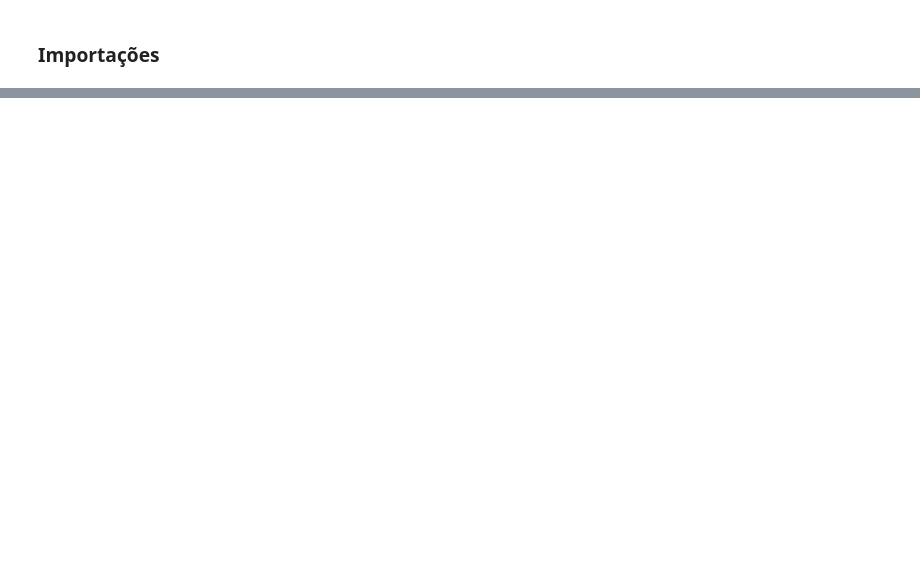
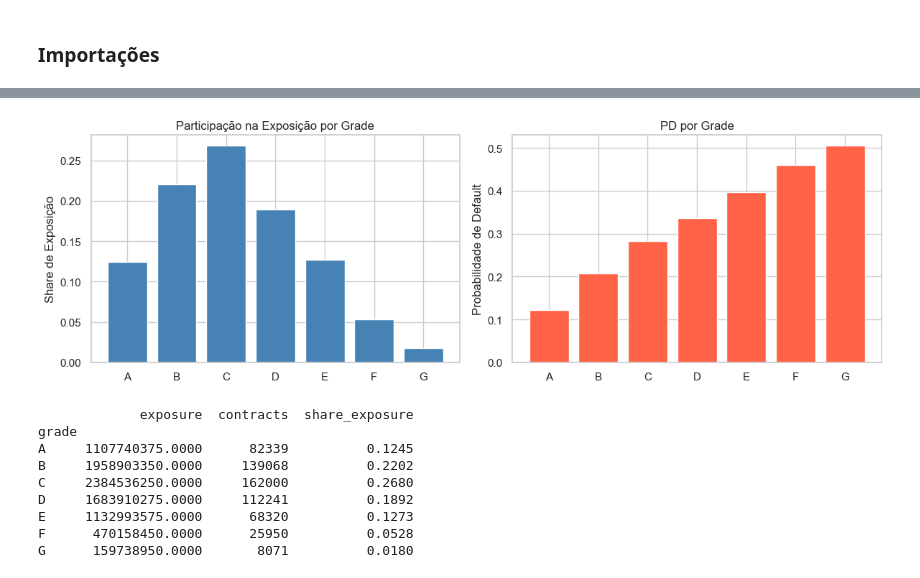
Before and after one commit to Leticia0587/credit-risk-monte-carlo, a Jupyter notebook: notebooks/01_eda.ipynb, the cells around one changed output, grey strips where cells are left out. Drawn from its saved outputs; the diff is of its cells as text; code cells hidden in the pictures; blank space fills up the shorter version.

```diff
--- a/notebooks/01_eda.ipynb
+++ b/notebooks/01_eda.ipynb
@@ -476,0 +434,33 @@ Nas próximas etapas do projeto será construída uma **estrutura de modelagem d
+# %%
+# --- 5.9 Exposição por grade ---
+ead_grade = (
+    df.groupby('grade', observed=True)
+    .agg(exposure=('EAD', 'sum'), contracts=('EAD', 'count'))
+    .sort_index()
+)
+ead_grade['share_exposure'] = ead_grade['exposure'] / ead_grade['exposure'].sum()
+
+fig, axes = plt.subplots(1, 2, figsize=(12, 4))
+
+axes[0].bar(ead_grade.index, ead_grade['share_exposure'], color='steelblue')
+axes[0].set_title('Participação na Exposição por Grade')
+axes[0].set_ylabel('Share de Exposição')
+
+axes[1].bar(pd_grade.index, pd_grade['pd'], color='tomato')
+axes[1].set_title('PD por Grade')
+axes[1].set_ylabel('Probabilidade de Default')
+
+plt.tight_layout()
+plt.show()
+print(ead_grade)
+# %% [output]
+[figure, added]
+             exposure  contracts  share_exposure
+grade
+A     1107740375.0000      82339          0.1245
+B     1958903350.0000     139068          0.2202
+C     2384536250.0000     162000          0.2680
+D     1683910275.0000     112241          0.1892
+E     1132993575.0000      68320          0.1273
+F      470158450.0000      25950          0.0528
+G      159738950.0000       8071          0.0180
```
Also changed, not shown: parts of 87 cells of this notebook, 11 other files.
